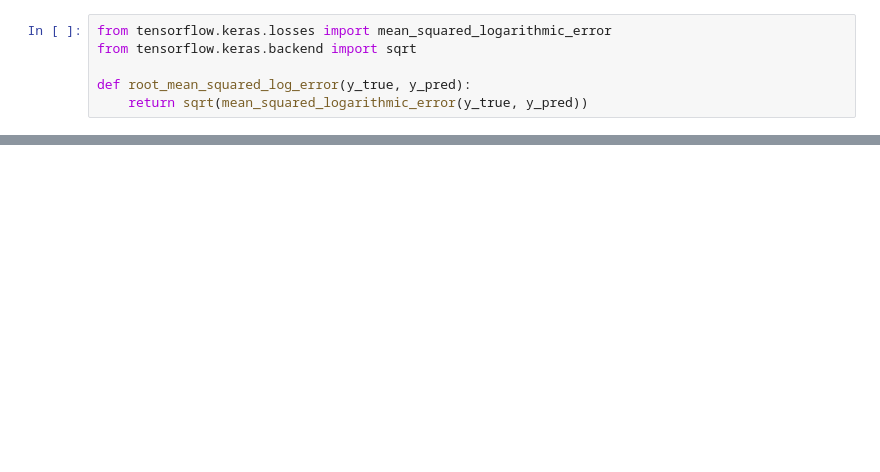
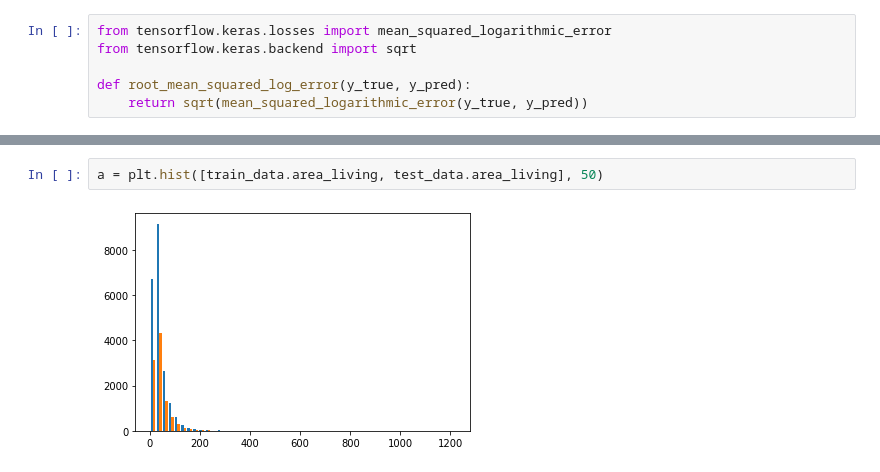
Before and after one commit to kirill-menke/house-pricing-prediction, a Jupyter notebook: moritz_notebook.ipynb, the cells around one changed output, grey strips where cells are left out. Cells and saved outputs as stored; diff of their text form; blank space fills up the shorter version.

```diff
--- a/moritz_notebook.ipynb
+++ b/moritz_notebook.ipynb
@@ -205,0 +313,4 @@ def root_mean_squared_log_error(y_true, y_pred):
+# %%
+a = plt.hist([train_data.area_living, test_data.area_living], 50)
+# %% [output]
+[figure, added]
```
Also changed, not shown: parts of 23 cells of this notebook, 3 other files.
